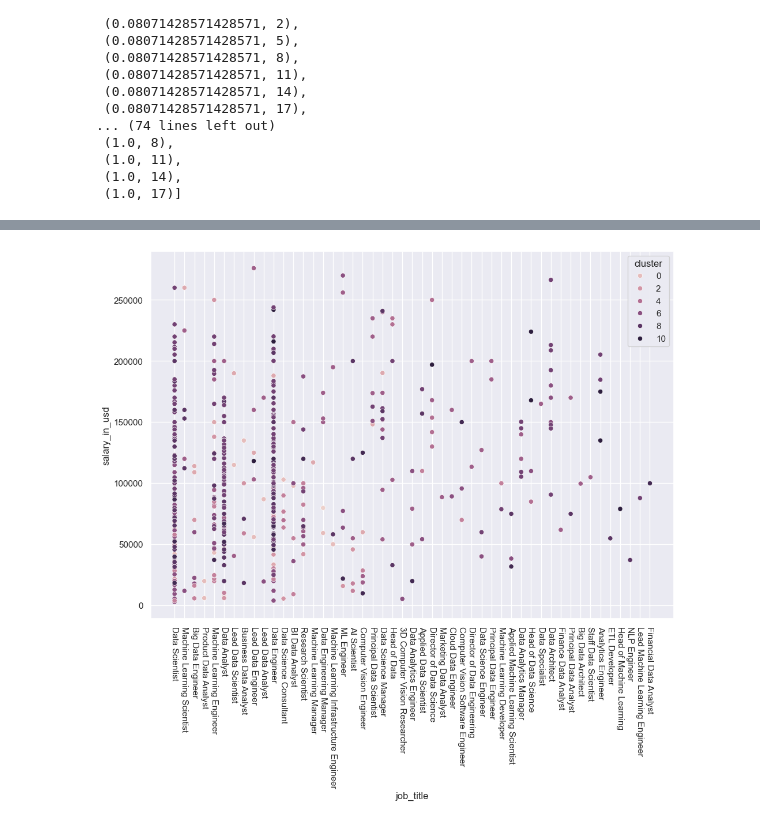
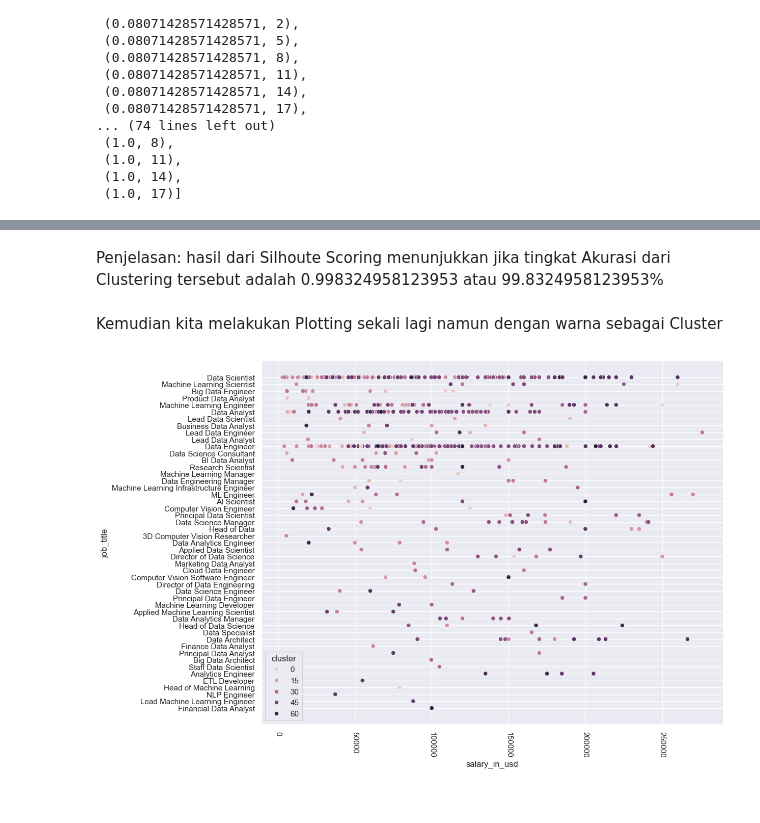
Before and after one commit to Huar7/EDA-soft-Potato, a Jupyter notebook: Finale/main 3.ipynb, the cells around one changed output, grey strips where cells are left out. Drawn from its saved outputs; the diff is of its cells as text; code cells hidden in the pictures.

```diff
--- a/Finale/main 3.ipynb
+++ b/Finale/main 3.ipynb
@@ -236,3 +235,6 @@ sbn.heatmap(corel, xticklabels=corel.columns, yticklabels=corel.columns)
 Dari Plot Heatmap Tersebut, kita mendapati jika hasil dari perhitungan Korelasi tersebut menunjukkan jika terdapat beberapa hubungan antara
 - Experience level [level pengalaman] - Work Year [Tahun mulai bekerja] dengan nilai dikisaran 0.3
 - Salary (in Usd) [Gaji (dalam USD)] - Experience level [level pengalaman] dengan nilai dikisaran 0.6
+# %%
+df["salar"] = df['salary_in_usd'].apply(lambda x: 1 if x < 30000 else (2 if 30000 < x < 60000 else (3 if 60000 < x < 90000 else (4 if 90000 < x < 120000 else (5 if 120000 < x < 150000 else (6 if 150000 < x < 180000 else (7 if 180000 < x < 210000 else (8 if 210000 < x < 240000 else 9))))))))
+df #ini untuk mengkategorikan gajinya
@@ -273,4 +291,5 @@ combinator
 # %%
-X = np.array(df[["experience_level", "work_year"]])
+#X = np.array(df[["experience_level", "work_year"]])
+X = np.array(df[["salar", "experience_level", "work_year"]])
 X
 # %% [output]
@@ -313,7 +332,7 @@ def max_parameter(combinator, X_val):
             'best_label': best_label,
             'best_score': best_score}
 # %%
-#y = np.array(df["company_size"]).reshape(-1,1)
+y = np.array(df["salary_in_usd"]).reshape(-1,1)
 bestofthebest = max_parameter(combinator,X)
 
 for i in bestofthebest:
@@ -339,2 +363,2 @@ best_score: 0.998324958123953
 # %%
-dbss = DBSCAN(eps=0.01, min_samples=2).fit(X)
+dbss = DBSCAN(eps=0.01, min_samples=2).fit(X, y)
@@ -364,5 +390,10 @@ ss(X, df['cluster'])
+# %% [markdown]
+Penjelasan:
+hasil dari Silhoute Scoring menunjukkan jika tingkat Akurasi dari Clustering tersebut adalah 0.998324958123953 atau 99.8324958123953%
+# %% [markdown]
+Kemudian kita melakukan Plotting sekali lagi namun dengan warna sebagai Cluster
 # %%
-g = sbn.scatterplot(df, x=jub['job_title'], y=df["salary_in_usd"], hue=df["cluster"])
+g = sbn.scatterplot(df, y=jub['job_title'], x=df["salary_in_usd"], hue=df["cluster"])
 g.tick_params(axis="x", rotation=270)
 # %% [output]
-[figure, old version]
+[figure, new version]
```
Also changed, not shown: parts of 16 cells of this notebook, 2 other files.
